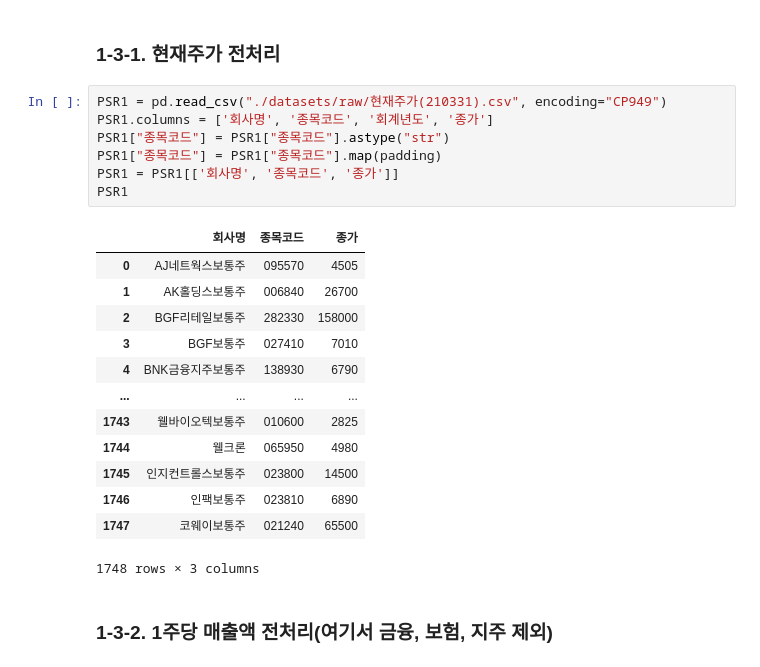
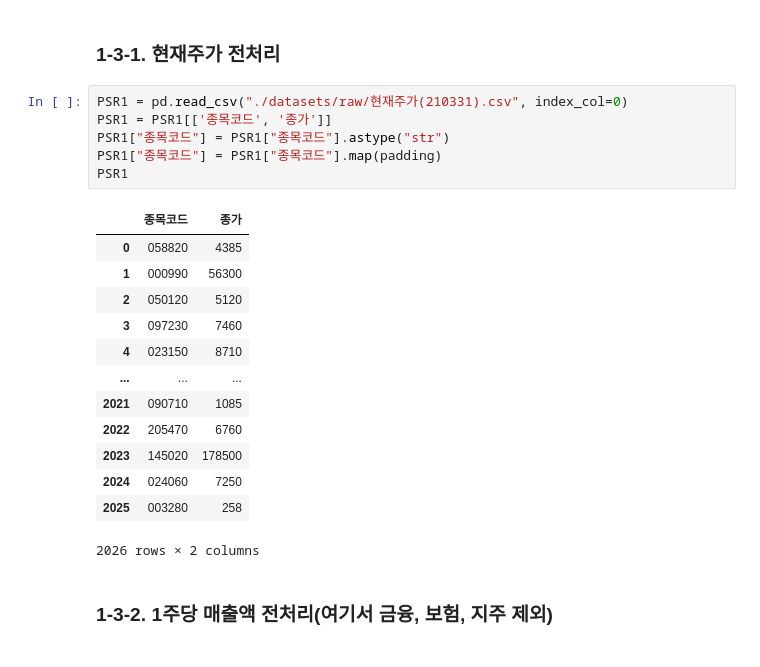
Before and after one commit to chulwonchae/customized_portfolio_pj, a Jupyter notebook: 1.preprocessing.ipynb, the cells around one changed output. Saved outputs shown, nothing was run; the diff lists cells and outputs as text.

```diff
--- a/1.preprocessing.ipynb
+++ b/1.preprocessing.ipynb
@@ -337,25 +324,24 @@ Name: PEGR, dtype: float64
 # %% [markdown]
 ### 1-3-1. 현재주가 전처리
 # %%
-PSR1 = pd.read_csv("./datasets/raw/현재주가(210331).csv", encoding="CP949")
-PSR1.columns = ['회사명', '종목코드', '회계년도', '종가']
+PSR1 = pd.read_csv("./datasets/raw/현재주가(210331).csv", index_col=0)
+PSR1 = PSR1[['종목코드', '종가']]
 PSR1["종목코드"] = PSR1["종목코드"].astype("str")
 PSR1["종목코드"] = PSR1["종목코드"].map(padding)
-PSR1 = PSR1[['회사명', '종목코드', '종가']]
 PSR1
 # %% [output]
-|  | 회사명 | 종목코드 | 종가 |
-| 0 | AJ네트웍스보통주 | 095570 | 4505 |
-| 1 | AK홀딩스보통주 | 006840 | 26700 |
-| 2 | BGF리테일보통주 | 282330 | 158000 |
-| 3 | BGF보통주 | 027410 | 7010 |
-| 4 | BNK금융지주보통주 | 138930 | 6790 |
-| ... | ... | ... | ... |
-| 1743 | 웰바이오텍보통주 | 010600 | 2825 |
-| 1744 | 웰크론 | 065950 | 4980 |
-| 1745 | 인지컨트롤스보통주 | 023800 | 14500 |
-| 1746 | 인팩보통주 | 023810 | 6890 |
-| 1747 | 코웨이보통주 | 021240 | 65500 |
+|  | 종목코드 | 종가 |
+| 0 | 058820 | 4385 |
+| 1 | 000990 | 56300 |
+| 2 | 050120 | 5120 |
+| 3 | 097230 | 7460 |
+| 4 | 023150 | 8710 |
+| ... | ... | ... |
+| 2021 | 090710 | 1085 |
+| 2022 | 205470 | 6760 |
+| 2023 | 145020 | 178500 |
+| 2024 | 024060 | 7250 |
+| 2025 | 003280 | 258 |
-1748 rows × 3 columns
+2026 rows × 2 columns
 # %% [markdown]
 ### 1-3-2. 1주당 매출액 전처리(여기서 금융, 보험, 지주 제외)
```
Also changed, not shown: parts of 82 cells of this notebook.
